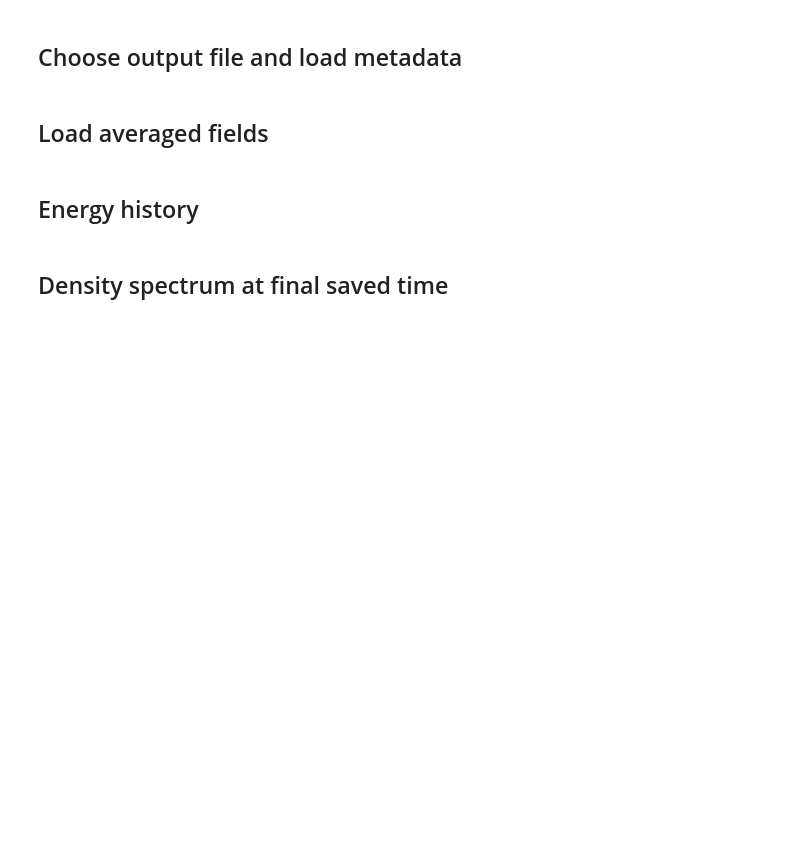
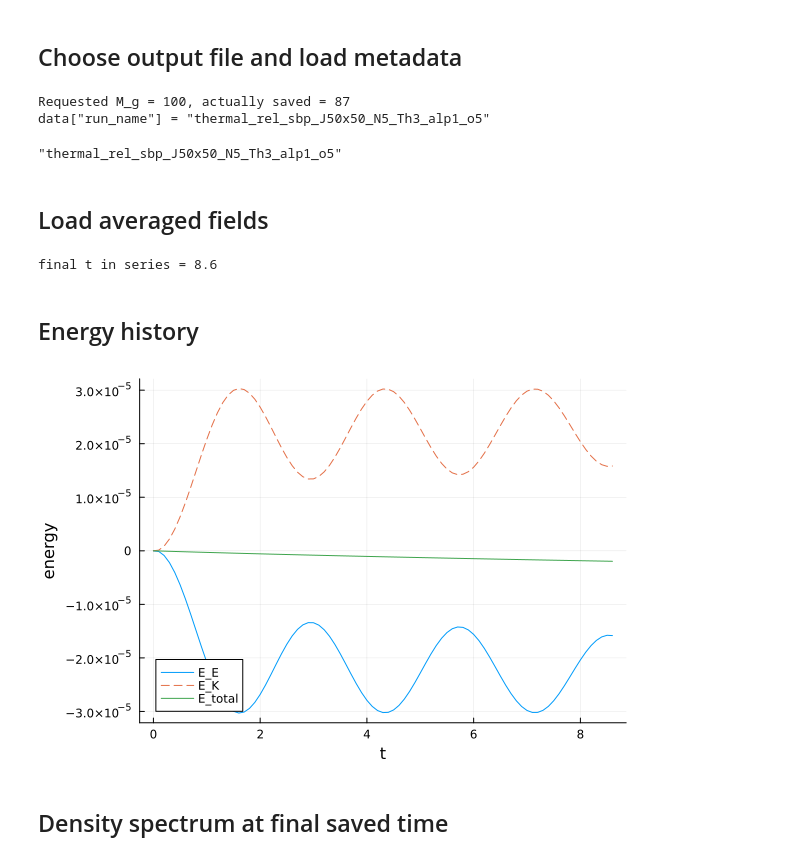
Before and after one commit to reula/PIC_refactor, a Jupyter notebook: notebooks/03_post_process_2D.ipynb, the cells around one changed output. Cells and saved outputs as stored; diff of their text form; code cells hidden in the pictures; blank space fills up the shorter version.

```diff
--- a/notebooks/03_post_process_2D.ipynb
+++ b/notebooks/03_post_process_2D.ipynb
@@ -19,7 +19,7 @@ using Printf
 ## Choose output file and load metadata
 # %%
 out_file = joinpath("..", "Results",
-    "thermal_rel_spectral_J50x50_N5_Th3_alp1_o5_test.jld2")
+    "thermal_rel_sbp_J50x50_N5_Th3_alp1_o5.jld2")
 
 data = load(out_file)
 N, J, box, order = data["par_grid"]
@@ -43,6 +43,10 @@ x_p = [dx[1] * (i - 1) for i in 1:J[1]]
 y_p = [dx[2] * (i - 1) for i in 1:J[2]]
 
 @show data["run_name"]
+# %% [output]
+Requested M_g = 100, actually saved = 87
+data["run_name"] = "thermal_rel_sbp_J50x50_N5_Th3_alp1_o5"
+"thermal_rel_sbp_J50x50_N5_Th3_alp1_o5"
 # %% [markdown]
 ## Load averaged fields
 # %%
@@ -60,12 +64,17 @@ Gauss_max = avg[:Gauss_max][:]
 Gauss_l2 = avg[:Gauss_l2][:]
 
 println("final t in series = ", t_series[end])
+# %% [output]
+final t in series = 8.6
 # %% [markdown]
 ## Energy history
 # %%
+A = 100_000
 plot(t_series, Energy_E .- Energy_E[1], label="E_E", xlabel="t", ylabel="energy")
-plot!(t_series, Energy_K .- Energy_K[1], label="E_K")
-plot!(t_series, Energy_E .+ Energy_K .- (Energy_E[1] + Energy_K[1]), label="E_total")
+plot!(t_series, (Energy_K .- Energy_K[1]), label="E_K", ls=:dash)
+plot!(t_series, A*(Energy_E .+ Energy_K .- (Energy_E[1] + Energy_K[1])), label="E_total")
+# %% [output]
+[figure, added]
 # %% [markdown]
 ## Density spectrum at final saved time
 # %%
```
Also changed, not shown: parts of 4 cells of this notebook, 13 other files.
